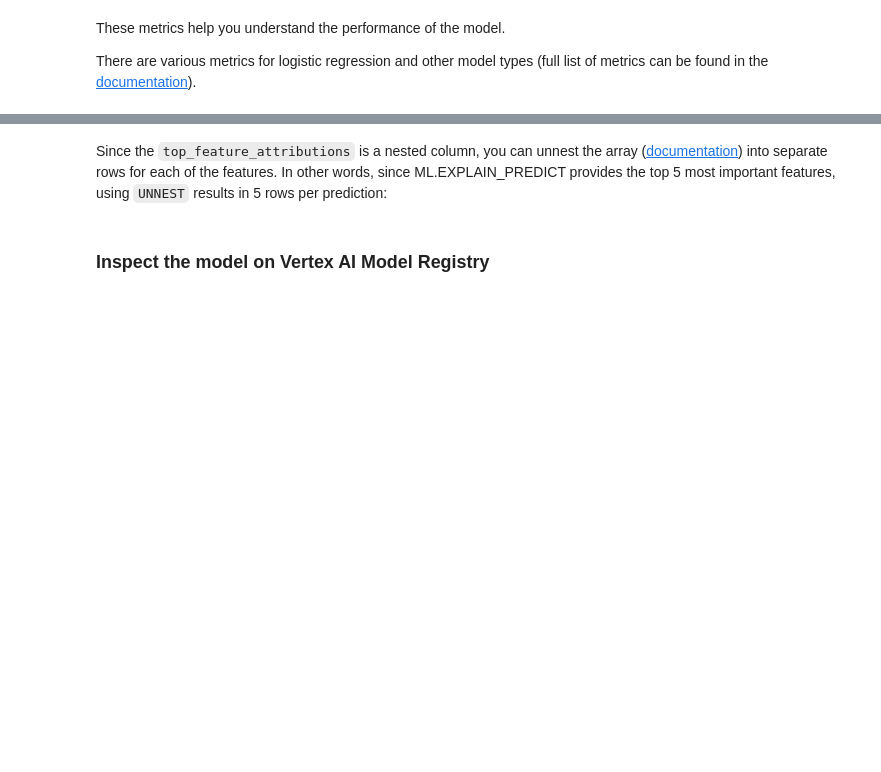
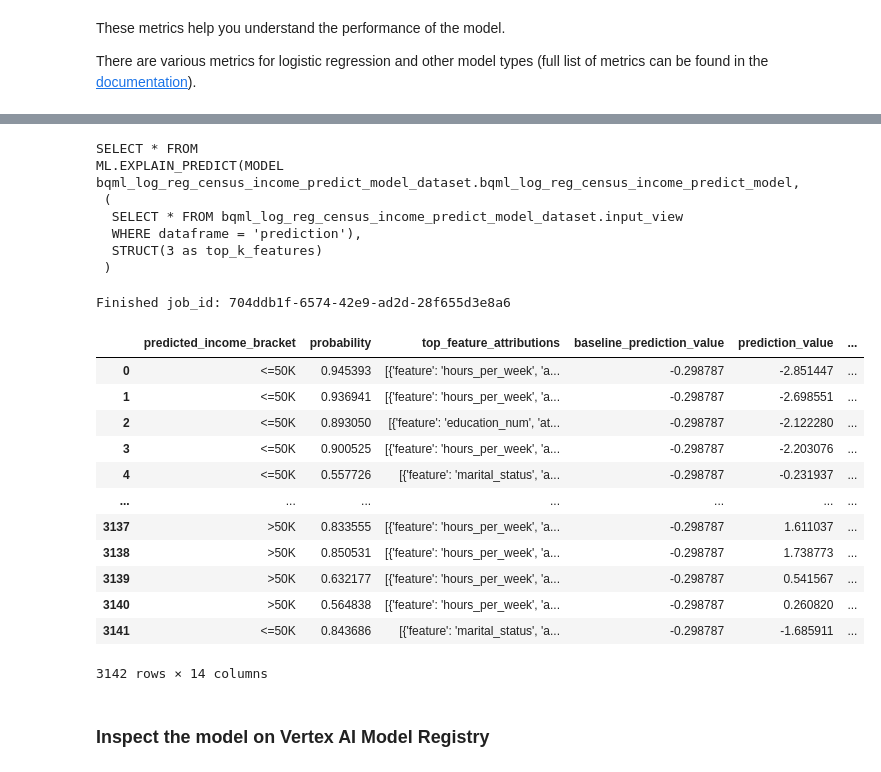
Before and after one commit to paulycloud/ml_portfolio, a Jupyter notebook: BigQuery_ML/02_census_logistic_reg/index.ipynb, the cells around one changed output, grey strips where cells are left out. Saved outputs shown, nothing was run; the diff lists cells and outputs as text; code cells hidden in the pictures; blank space fills up the shorter version.

```diff
--- a/BigQuery_ML/02_census_logistic_reg/index.ipynb
+++ b/BigQuery_ML/02_census_logistic_reg/index.ipynb
@@ -270,16 +444,38 @@ Make a batch prediction in BigQuery ML on the original training data to check th
 <a href="https://cloud.google.com/bigquery-ml/docs/reference/standard-sql/bigqueryml-syntax-explain-predict" target="_blank">ML.EXPLAIN_PREDICT</a> has built-in <a href="https://cloud.google.com/bigquery-ml/docs/reference/standard-sql/bigqueryml-syntax-xai-overview" target="_blank">Explainable AI</a>. This allows you to see the top contributing features to each prediction and interpret how it was computed.
 # %%
 sql_explain_predict = f"""
-SELECT
-  *
-FROM
-  ML.EXPLAIN_PREDICT(MODEL {BQ_DATASET_NAME}.{BQML_MODEL_NAME},
-    (SELECT * FROM bqmlpublic.demo_ga4churnprediction.training_data LIMIT 100)
-    )
+
+SELECT * FROM
+ML.EXPLAIN_PREDICT(MODEL {BQ_DATASET_NAME}.{BQML_MODEL_NAME},
+ (
+  SELECT * FROM {BQ_DATASET_NAME}.input_view
+  WHERE dataframe = 'prediction'),
+  STRUCT(3 as top_k_features)
+ )
 """
 
 print(sql_explain_predict)
 
 run_bq_query(sql_explain_predict)
+# %% [output]
+SELECT * FROM
+ML.EXPLAIN_PREDICT(MODEL bqml_log_reg_census_income_predict_model_dataset.bqml_log_reg_census_income_predict_model,
+ (
+  SELECT * FROM bqml_log_reg_census_income_predict_model_dataset.input_view
+  WHERE dataframe = 'prediction'),
+  STRUCT(3 as top_k_features)
+ )
+Finished job_id: 704ddb1f-6574-42e9-ad2d-28f655d3e8a6
+|  | predicted_income_bracket | probability | top_feature_attributions | baseline_prediction_value | prediction_value | ... |
+| 0 | <=50K | 0.945393 | [{'feature': 'hours_per_week', 'a... | -0.298787 | -2.851447 | ... |
+| 1 | <=50K | 0.936941 | [{'feature': 'hours_per_week', 'a... | -0.298787 | -2.698551 | ... |
+| 2 | <=50K | 0.893050 | [{'feature': 'education_num', 'at... | -0.298787 | -2.122280 | ... |
+| 3 | <=50K | 0.900525 | [{'feature': 'hours_per_week', 'a... | -0.298787 | -2.203076 | ... |
+| 4 | <=50K | 0.557726 | [{'feature': 'marital_status', 'a... | -0.298787 | -0.231937 | ... |
+| ... | ... | ... | ... | ... | ... | ... |
+| 3137 | >50K | 0.833555 | [{'feature': 'hours_per_week', 'a... | -0.298787 | 1.611037 | ... |
+| 3138 | >50K | 0.850531 | [{'feature': 'hours_per_week', 'a... | -0.298787 | 1.738773 | ... |
+| 3139 | >50K | 0.632177 | [{'feature': 'hours_per_week', 'a... | -0.298787 | 0.541567 | ... |
+| 3140 | >50K | 0.564838 | [{'feature': 'hours_per_week', 'a... | -0.298787 | 0.260820 | ... |
+| 3141 | <=50K | 0.843686 | [{'feature': 'marital_status', 'a... | -0.298787 | -1.685911 | ... |
+3142 rows × 14 columns
-# %% [markdown]
-Since the `top_feature_attributions` is a nested column, you can unnest the array (<a href="https://cloud.google.com/bigquery/docs/reference/standard-sql/arrays" target="_blank">documentation</a>) into separate rows for each of the features. In other words, since ML.EXPLAIN_PREDICT provides the top 5 most important features, using `UNNEST` results in 5 rows per prediction:
```
Also changed, not shown: parts of 33 cells of this notebook.
